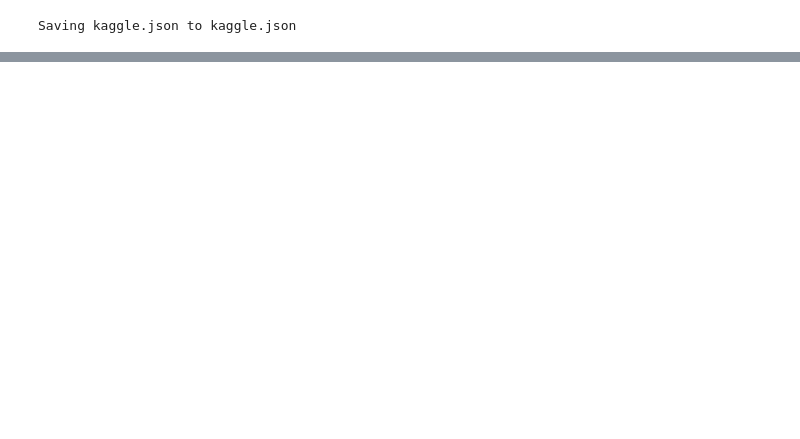
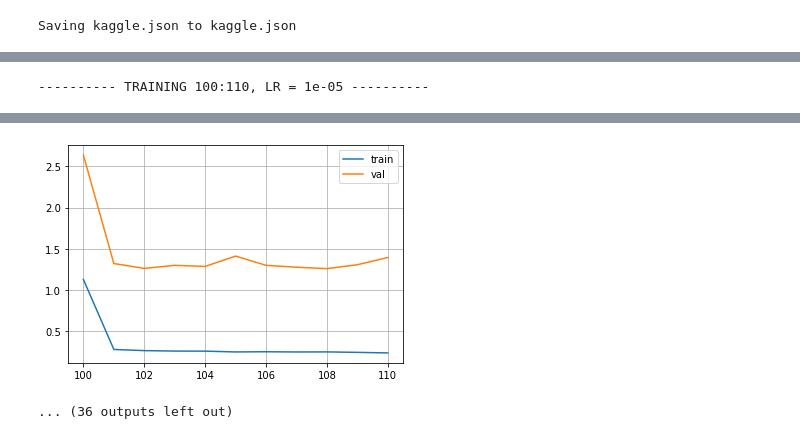
Before and after one commit to Sankek/MolecularEnergyEstimation, a Jupyter notebook: main.ipynb, the cells around one changed output, grey strips where cells are left out. Drawn from its saved outputs; the diff is of its cells as text; code cells hidden in the pictures; blank space fills up the shorter version.

```diff
--- a/main.ipynb
+++ b/main.ipynb
@@ -120,7 +117,7 @@ train_dataset = MOSESDataset(competition_name, '.', 'train', val_size=val_size)
 val_dataset = MOSESDataset(competition_name, '.', 'val', val_size=val_size)
 test_dataset = MOSESDataset(competition_name, '.', 'test', val_size=val_size)
 # %%
-batch_size = 64
+batch_size = 32
 train_loader = DataLoader(train_dataset, batch_size=batch_size, shuffle=True)
 val_loader = DataLoader(val_dataset, batch_size=batch_size, shuffle=False)
 test_loader = DataLoader(test_dataset, batch_size=batch_size, shuffle=False)
@@ -180,0 +200,7 @@ model_state = {
+# %%
+long_train(model_state, model_config, dataloader, epochs=10, new_lr=1e-5)
+long_train(model_state, model_config, dataloader, epochs=10, new_lr=1e-5)
+long_train(model_state, model_config, dataloader, epochs=10, new_lr=1e-5)
+long_train(model_state, model_config, dataloader, epochs=10, new_lr=1e-6)
+# %% [output]
+---------- TRAINING 100:110, LR = 1e-05 ----------
@@ -181 +217,3 @@ model_state = {
+[figure, added]
+... (36 outputs left out)
 # %%
```
Also changed, not shown: parts of 19 cells of this notebook.
